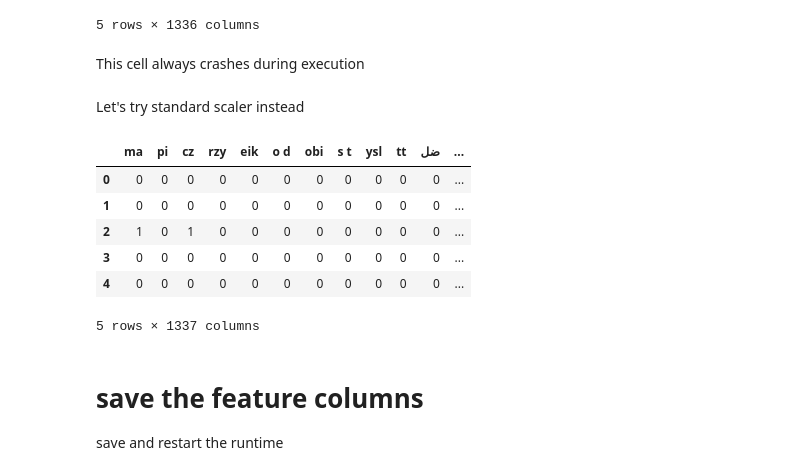
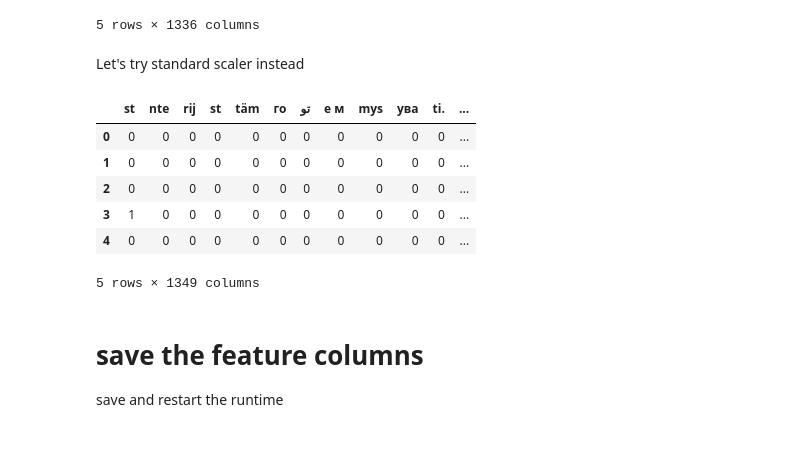
Before and after one commit to neonithinar/Language_detection, a Jupyter notebook: Language_Identification_Project_preliminary_try_out.ipynb, the cells around one changed output. Drawn from its saved outputs; the diff is of its cells as text; code cells hidden in the pictures; blank space fills up the shorter version.

```diff
--- a/Language_Identification_Project_preliminary_try_out.ipynb
+++ b/Language_Identification_Project_preliminary_try_out.ipynb
@@ -262,17 +248,17 @@ train_features.head()
 | 3 | 0 | 0 | 0 | 0 | 0 | 0 | 0 | 0 | 0 | 0 | 0 | ... |
 | 4 | 0 | 0 | 0 | 0 | 0 | 0 | 0 | 0 | 0 | 0 | 0 | ... |
 5 rows × 1336 columns
-# %% [markdown]
-This cell always crashes during execution
 # %%
 # Add the target variable
 train_features['lang'] = list(train_set['lang'])
 # %% [markdown]
 Let's try standard scaler instead
 # %%
+#wrapping the above into a neat little function
+
 def feature_matrix(df):
   corpus = df['text']
-  X = vectorizer.fit_transform(corpus)
+  X = vectorizer.transform(corpus)  # I think I should call transform() instead of fit_transform
   df_feat = pd.DataFrame(data= X.toarray(), columns=feature_names)
   df_feat['lang'] = list(df['lang'])
   return df_feat
@@ -281,12 +267,12 @@ train_features = feature_matrix_scaled(train_set)
 # %%
-valid_feat = feature_matrix_scaled(validation_set)
+valid_feat = feature_matrix(validation_set)
 valid_feat.head()
 # %% [output]
-|  | ma | pi | cz | rzy | eik | o d | obi | s t | ysl | tt | ضل | ... |
+|  | st | nte | rij | st | täm | го | تو | е м | mys | ува | ti. | ... |
 | 0 | 0 | 0 | 0 | 0 | 0 | 0 | 0 | 0 | 0 | 0 | 0 | ... |
 | 1 | 0 | 0 | 0 | 0 | 0 | 0 | 0 | 0 | 0 | 0 | 0 | ... |
-| 2 | 1 | 0 | 1 | 0 | 0 | 0 | 0 | 0 | 0 | 0 | 0 | ... |
-| 3 | 0 | 0 | 0 | 0 | 0 | 0 | 0 | 0 | 0 | 0 | 0 | ... |
+| 2 | 0 | 0 | 0 | 0 | 0 | 0 | 0 | 0 | 0 | 0 | 0 | ... |
+| 3 | 1 | 0 | 0 | 0 | 0 | 0 | 0 | 0 | 0 | 0 | 0 | ... |
 | 4 | 0 | 0 | 0 | 0 | 0 | 0 | 0 | 0 | 0 | 0 | 0 | ... |
-5 rows × 1337 columns
+5 rows × 1349 columns
 # %%
```
Also changed, not shown: parts of 22 cells of this notebook.
